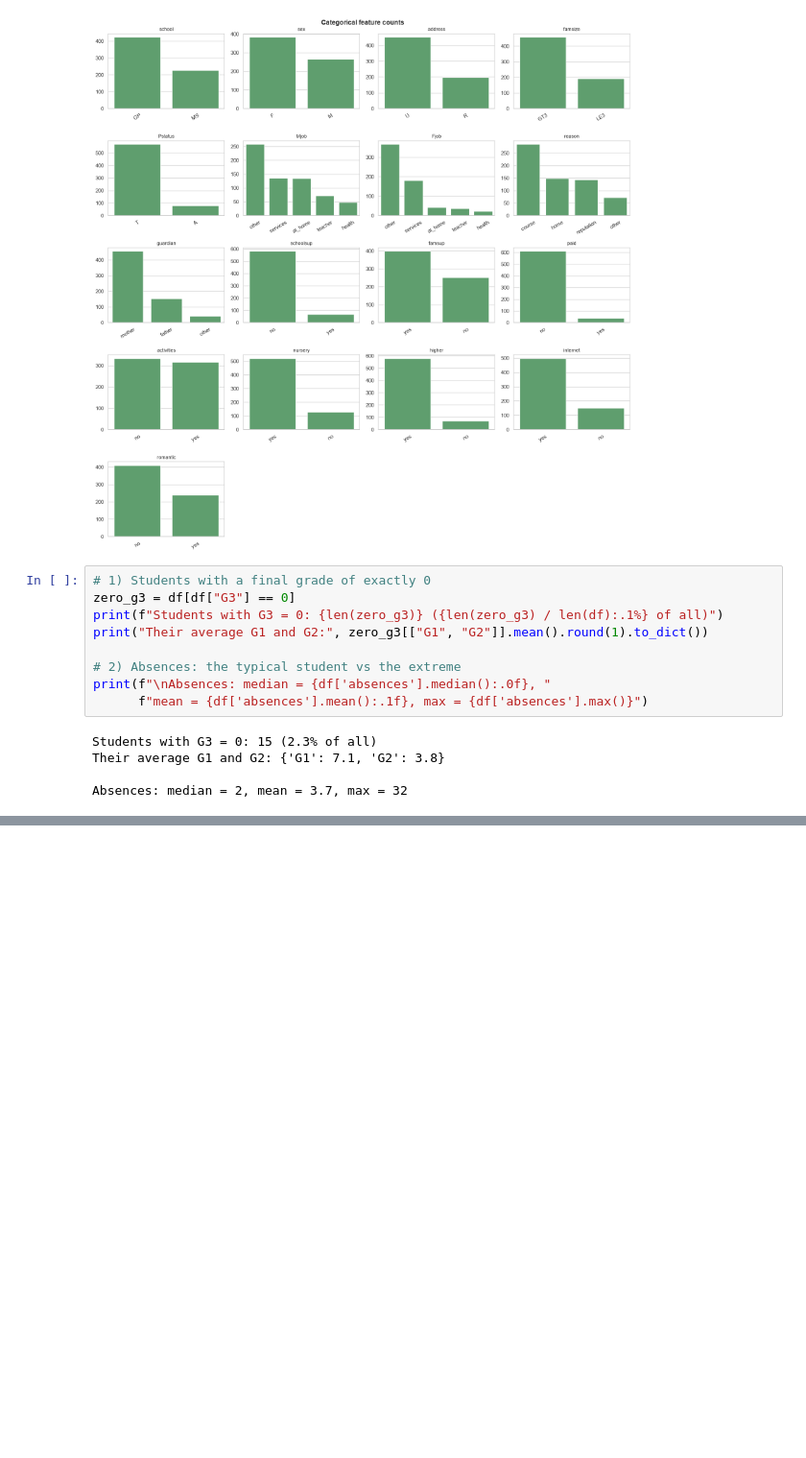
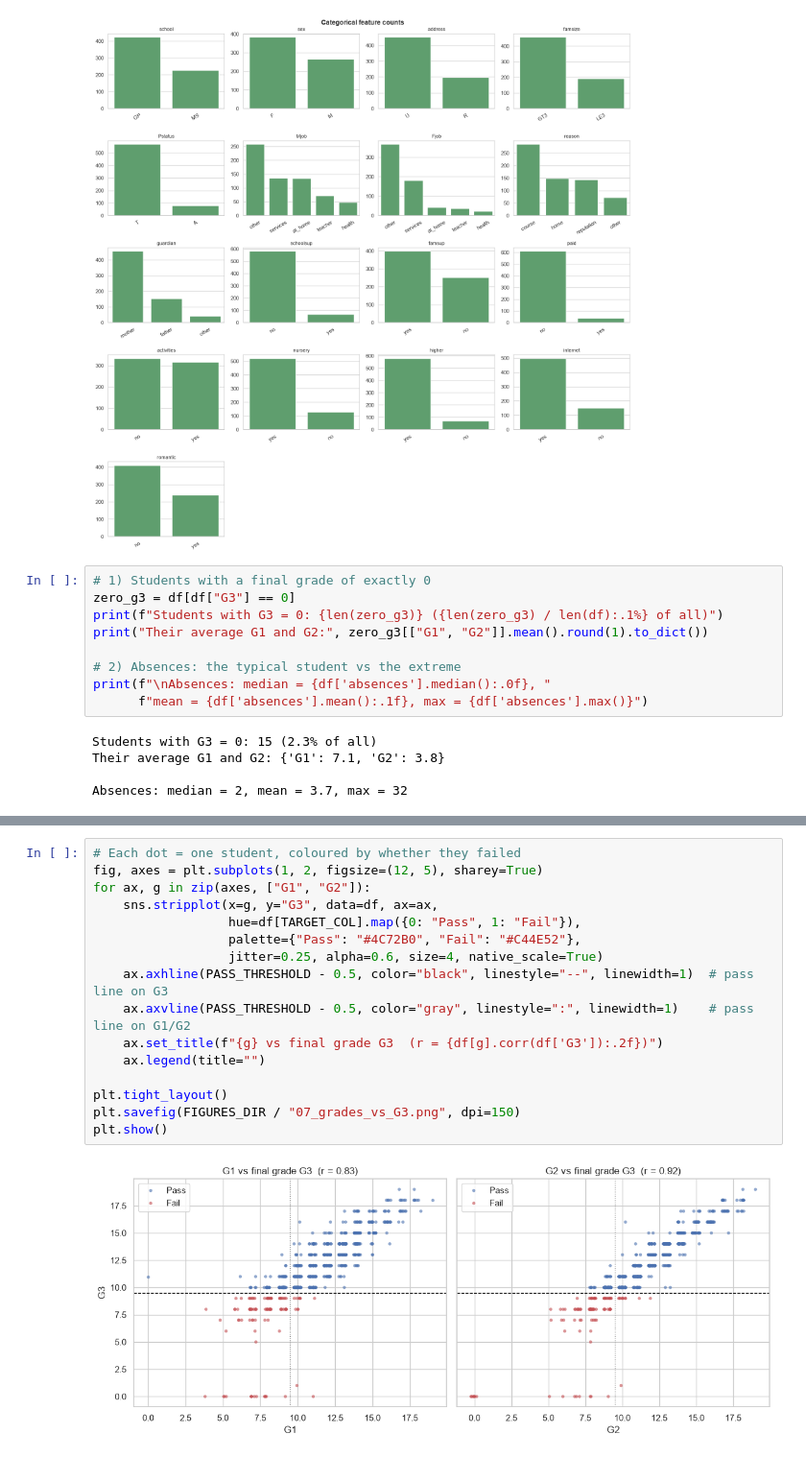
Before and after one commit to abdullahqureshi6687-dotcom/student-early-warning, a Jupyter notebook: notebooks/01_eda.ipynb, the cells around one changed output, grey strips where cells are left out. Shown at 96% size. Saved outputs shown, nothing was run; the diff lists cells and outputs as text; blank space fills up the shorter version.

```diff
--- a/notebooks/01_eda.ipynb
+++ b/notebooks/01_eda.ipynb
@@ -139,0 +266,18 @@ Absences: median = 2, mean = 3.7, max = 32
+# %%
+# Each dot = one student, coloured by whether they failed
+fig, axes = plt.subplots(1, 2, figsize=(12, 5), sharey=True)
+for ax, g in zip(axes, ["G1", "G2"]):
+    sns.stripplot(x=g, y="G3", data=df, ax=ax,
+                  hue=df[TARGET_COL].map({0: "Pass", 1: "Fail"}),
+                  palette={"Pass": "#4C72B0", "Fail": "#C44E52"},
+                  jitter=0.25, alpha=0.6, size=4, native_scale=True)
+    ax.axhline(PASS_THRESHOLD - 0.5, color="black", linestyle="--", linewidth=1)  # pass line on G3
+    ax.axvline(PASS_THRESHOLD - 0.5, color="gray", linestyle=":", linewidth=1)    # pass line on G1/G2
+    ax.set_title(f"{g} vs final grade G3  (r = {df[g].corr(df['G3']):.2f})")
+    ax.legend(title="")
+
+plt.tight_layout()
+plt.savefig(FIGURES_DIR / "07_grades_vs_G3.png", dpi=150)
+plt.show()
+# %% [output]
+[figure, added]
```
Also changed, not shown: parts of 6 cells of this notebook.
